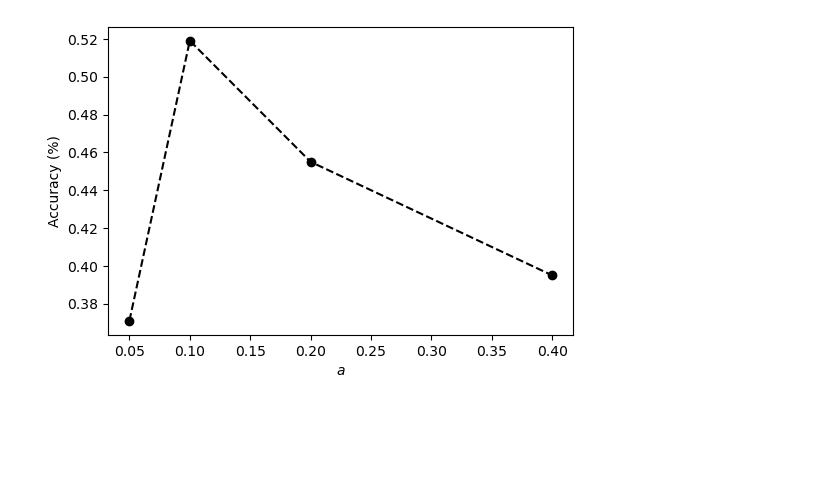
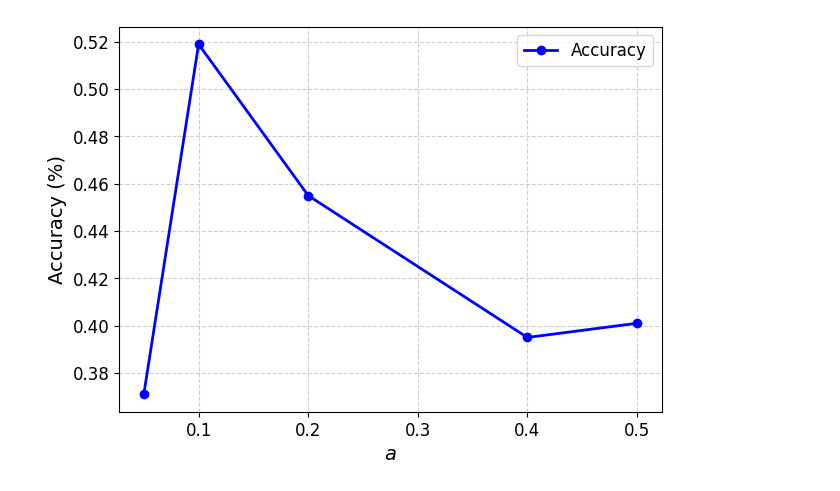
Before and after one commit to jgcarrasco/asgl, a Jupyter notebook: dev.ipynb, the cells around one changed output. Drawn from its saved outputs; the diff is of its cells as text; code cells hidden in the pictures; blank space fills up the shorter version.

Commit message:
update plots

```diff
--- a/dev.ipynb
+++ b/dev.ipynb
@@ -24,16 +4,19 @@ from models import ASGL
 a = [0.05, 0.1, 0.2, 0.4, 0.5]
 time = [394, 398, 413, 421, 430]
 acc = [0.371, 0.519, 0.455, 0.395, 0.401]
-# %%
-fig, ax = plt.subplots(nrows=1, ncols=1, figsize=(6, 4))
-
-ax.set_xlabel(r"$a$")
-ax.set_ylabel("Accuracy (%)")
-plt.plot(a, acc, "ko--")
-plt.savefig("images/acc.png", dpi=300)
-plt.show()
-# %% [output]
-[figure, removed]
+# %%
+fig, ax = plt.subplots(figsize=(7, 5))  # Slightly larger figure
+
+plt.plot(a, acc, "bo-", linewidth=2, markersize=6, label="Accuracy")  # Blue line with markers
+ax.set_xlabel(r"$a$", fontsize=14)  # Larger x-axis label
+ax.set_ylabel("Accuracy (%)", fontsize=14)  # Larger y-axis label
+ax.tick_params(axis='both', which='major', labelsize=12)  # Larger tick labels
+ax.grid(True, linestyle="--", alpha=0.6)  # Light grid for readability
+plt.legend(fontsize=12)  # Add legend
+plt.savefig("images/acc.png", dpi=600, bbox_inches="tight")  # High DPI and tight layout
+plt.show()
+# %% [output]
+[figure, added]
 # %%
 fig, ax = plt.subplots(nrows=1, ncols=1, figsize=(6, 4))
 
```
Also changed, not shown: parts of 4 cells of this notebook, 3 other files.
